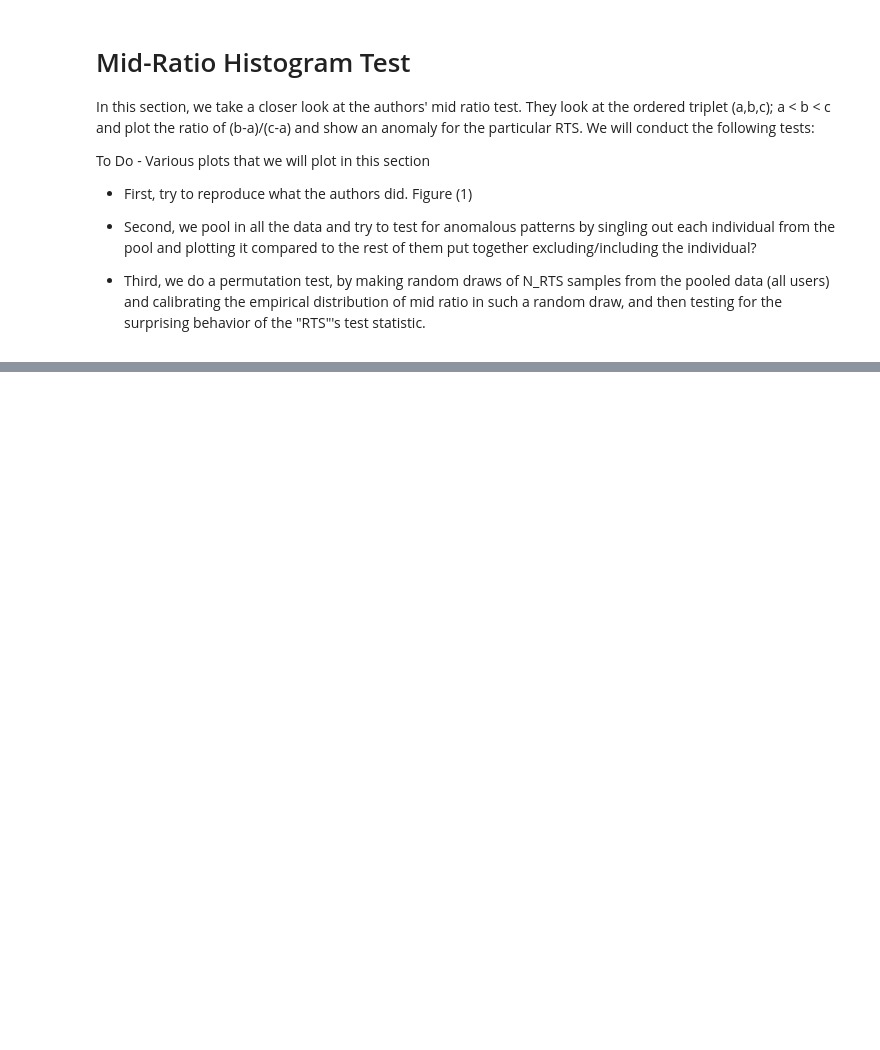
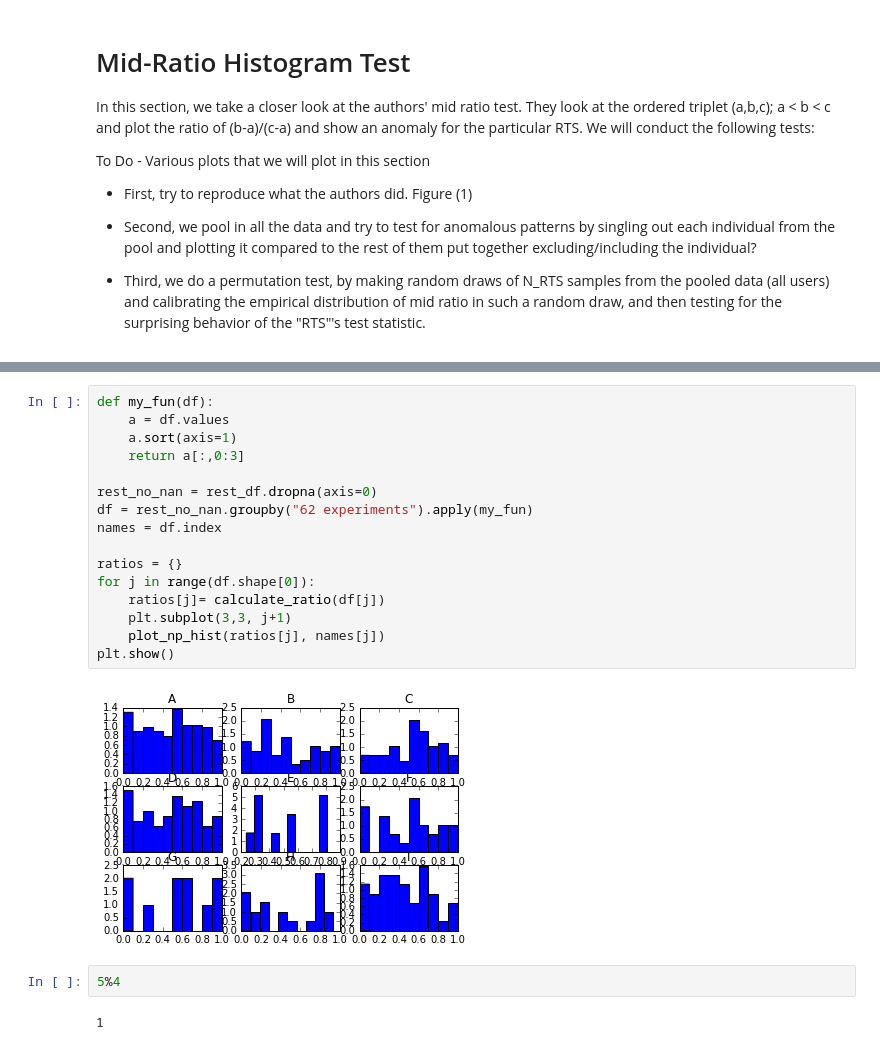
Before and after one commit to ianno/science_review, a Jupyter notebook: Raaz - Mid Ratio.ipynb, the cells around one changed output, grey strips where cells are left out. Saved outputs shown, nothing was run; the diff lists cells and outputs as text; blank space fills up the shorter version.

```diff
--- a/Raaz - Mid Ratio.ipynb
+++ b/Raaz - Mid Ratio.ipynb
@@ -71,0 +128,22 @@ plt.bar(x, v, width=0.1)
+# %%
+def my_fun(df):
+    a = df.values
+    a.sort(axis=1)
+    return a[:,0:3]
+
+rest_no_nan = rest_df.dropna(axis=0)
+df = rest_no_nan.groupby("62 experiments").apply(my_fun)
+names = df.index
+
+ratios = {}
+for j in range(df.shape[0]):
+    ratios[j]= calculate_ratio(df[j])
+    plt.subplot(3,3, j+1)
+    plot_np_hist(ratios[j], names[j])
+plt.show()
+# %% [output]
+[figure, added]
+# %%
+5%4
+# %% [output]
+1
```
Also changed, not shown: parts of 13 cells of this notebook.
